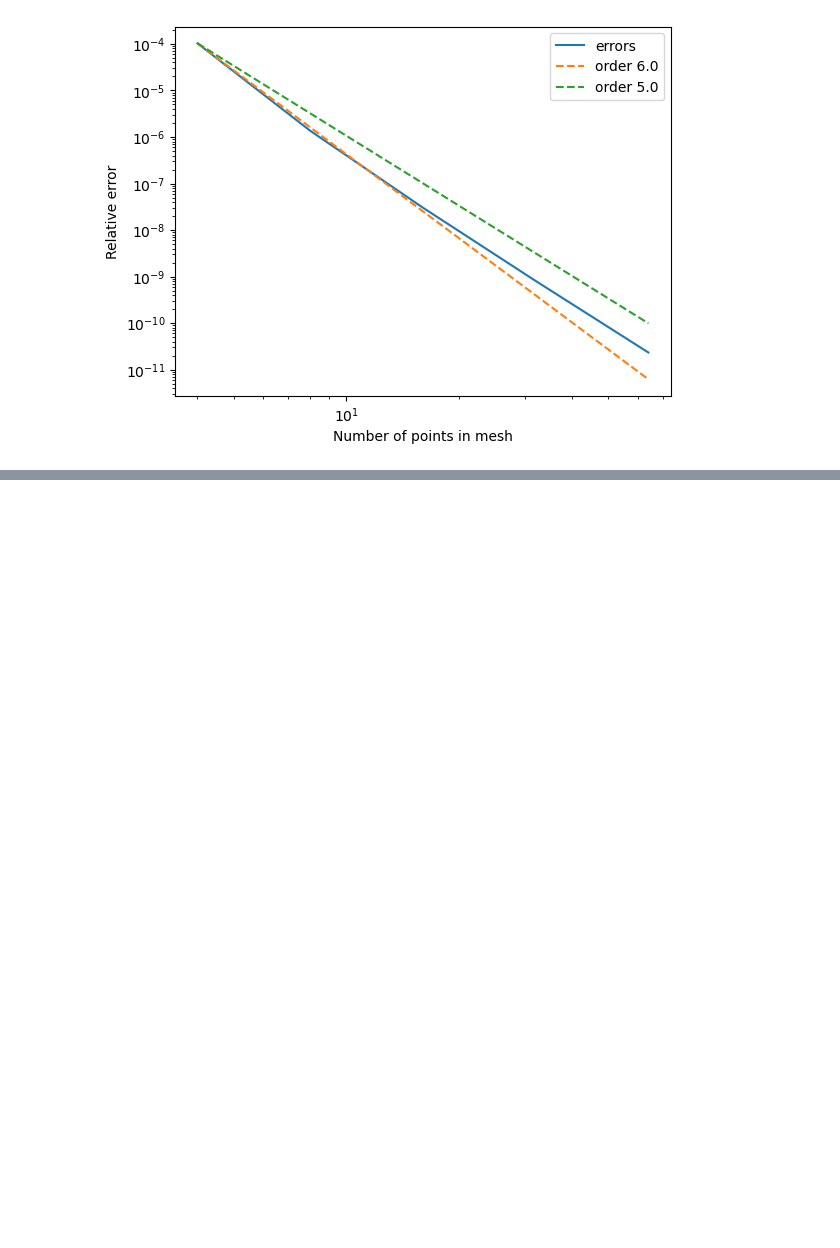
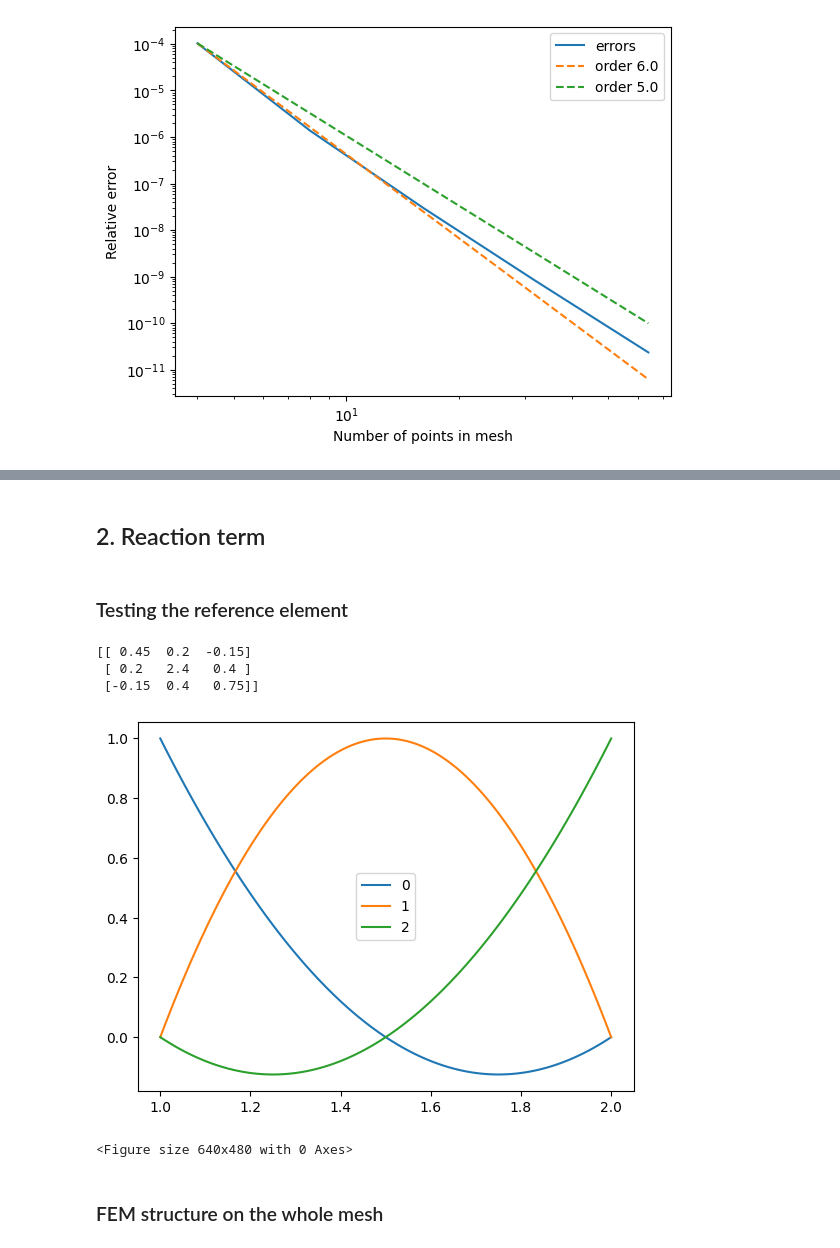
Before and after one commit to lordPachy/acsai, a Jupyter notebook: Scientific Computing/Theory/03_poisson_FEM.ipynb, the cells around one changed output, grey strips where cells are left out. Cells and saved outputs as stored; diff of their text form; code cells hidden in the pictures; blank space fills up the shorter version.

```diff
--- a/Scientific Computing/Theory/03_poisson_FEM.ipynb
+++ b/Scientific Computing/Theory/03_poisson_FEM.ipynb
@@ -410,0 +559,2 @@ convergence.plot_error_convergence()
+# %% [markdown]
+## 2. Reaction term
@@ -410,0 +606,30 @@ convergence.plot_error_convergence()
+# %% [markdown]
+### Testing the reference element
+# %%
+degree=2
+fem1d = FEM1D_unitary_reaction(degree, 1, 2, sigma_lambda= lambda x: 3*x)
+
+xx = np.linspace(1,2,100)
+
+
+plt.figure()
+plt.plot(xx,fem1d.eval_basis(xx).T, label=np.arange(fem1d.n_basis))
+plt.legend()
+#plt.savefig("basis_reference_degree_%d.pdf"%(fem1d.degree))
+#plt.savefig("basis_reference_degree_%d.png"%(fem1d.degree))
+plt.figure()
+
+#plt.plot(xx,fem1d.eval_der_basis(xx).T, label=np.arange(fem1d.n_basis))
+#plt.legend()
+print(fem1d.assemble_mass())
+
+
+#print(fem1d.assemble_stiffness())
+# %% [output]
+[[ 0.45  0.2  -0.15]
+ [ 0.2   2.4   0.4 ]
+ [-0.15  0.4   0.75]]
+[figure, added]
+<Figure size 640x480 with 0 Axes>
+# %% [markdown]
+### FEM structure on the whole mesh
```
Also changed, not shown: parts of 21 cells of this notebook, 4 other files.
